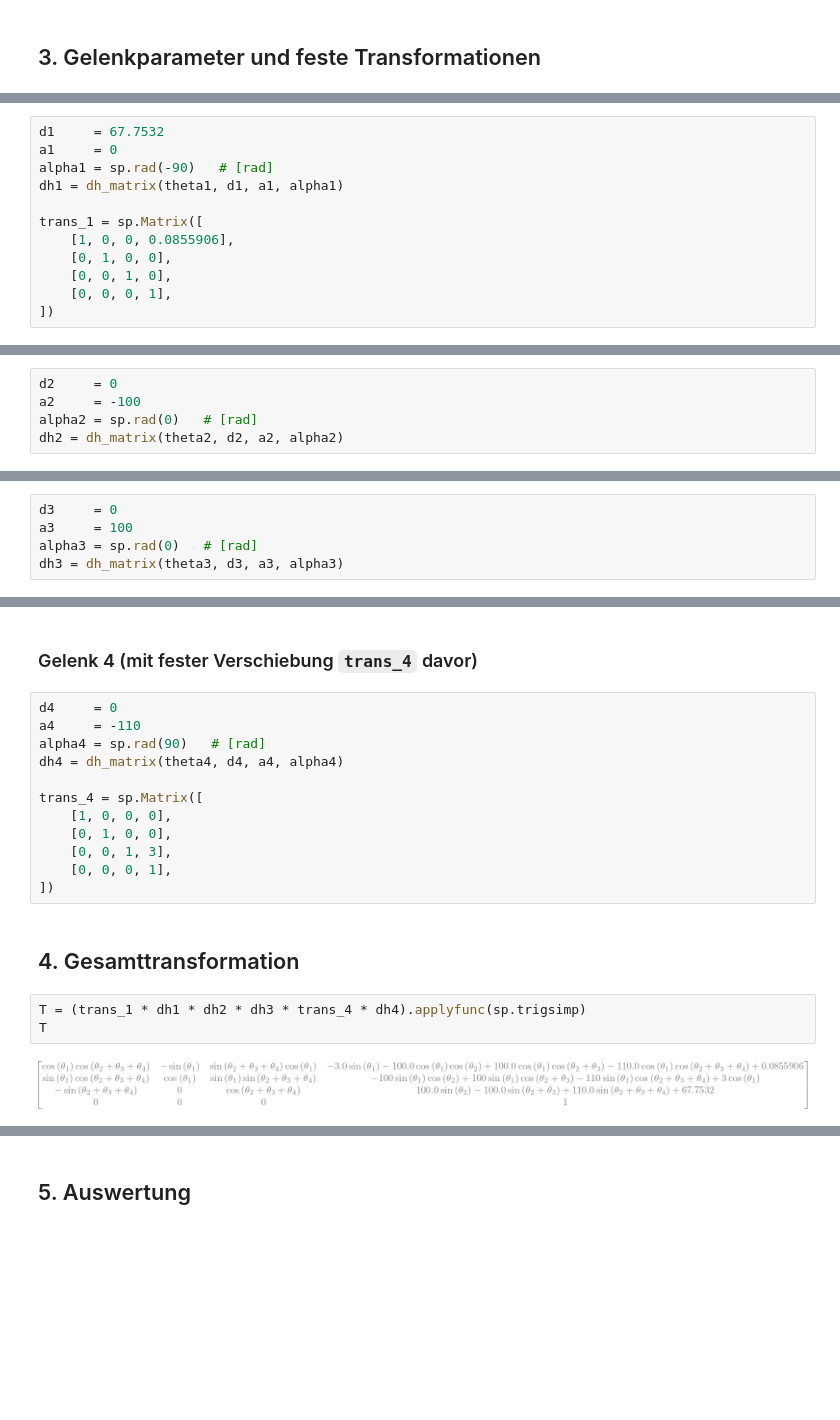
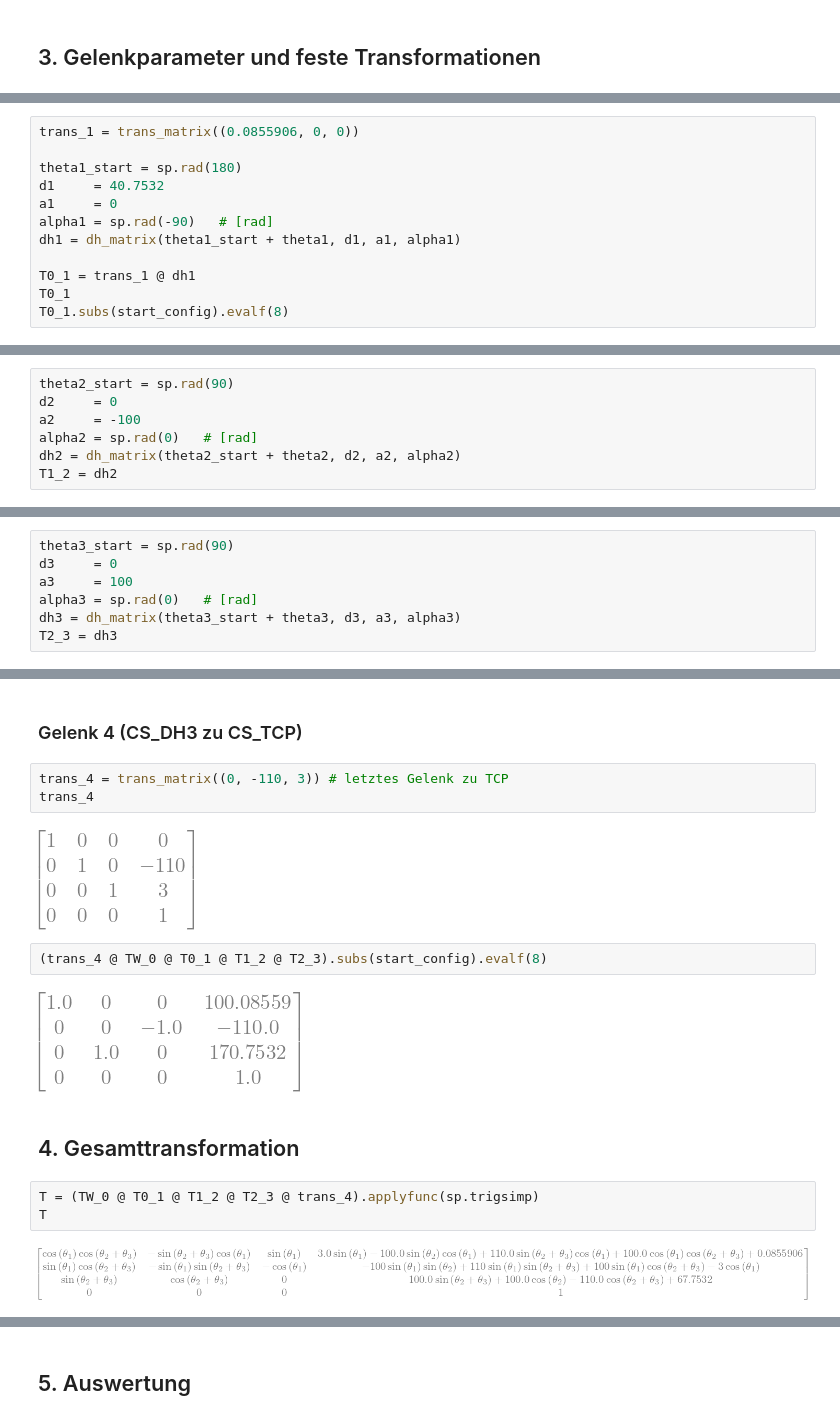
Before and after one commit to Pilzkoma/Mehrkoerpersysteme, a Jupyter notebook: transformation.ipynb, the cells around one changed output, grey strips where cells are left out. Drawn from its saved outputs; the diff is of its cells as text; blank space fills up the shorter version.

```diff
--- a/transformation.ipynb
+++ b/transformation.ipynb
@@ -57,12 +77,12 @@ start_config = {
 # %%
-d1     = 67.7532
+trans_1 = trans_matrix((0.0855906, 0, 0))
+
+theta1_start = sp.rad(180)
+d1     = 40.7532
 a1     = 0
 alpha1 = sp.rad(-90)   # [rad]
-dh1 = dh_matrix(theta1, d1, a1, alpha1)
+dh1 = dh_matrix(theta1_start + theta1, d1, a1, alpha1)
 
-trans_1 = sp.Matrix([
-    [1, 0, 0, 0.0855906],
-    [0, 1, 0, 0],
-    [0, 0, 1, 0],
-    [0, 0, 0, 1],
-])
+T0_1 = trans_1 @ dh1
+T0_1
+T0_1.subs(start_config).evalf(8)
@@ -71,5 +97,7 @@ trans_1 = sp.Matrix([
 # %%
+theta2_start = sp.rad(90)
 d2     = 0
 a2     = -100
 alpha2 = sp.rad(0)   # [rad]
-dh2 = dh_matrix(theta2, d2, a2, alpha2)
+dh2 = dh_matrix(theta2_start + theta2, d2, a2, alpha2)
+T1_2 = dh2
@@ -78,5 +114,7 @@ dh2 = dh_matrix(theta2, d2, a2, alpha2)
 # %%
+theta3_start = sp.rad(90)
 d3     = 0
 a3     = 100
 alpha3 = sp.rad(0)   # [rad]
-dh3 = dh_matrix(theta3, d3, a3, alpha3)
+dh3 = dh_matrix(theta3_start + theta3, d3, a3, alpha3)
+T2_3 = dh3
@@ -83,21 +129,18 @@ dh3 = dh_matrix(theta3, d3, a3, alpha3)
 # %% [markdown]
-### Gelenk 4 (mit fester Verschiebung `trans_4` davor)
+### Gelenk 4 (CS_DH3 zu CS_TCP)
 # %%
-d4     = 0
-a4     = -110
-alpha4 = sp.rad(90)   # [rad]
-dh4 = dh_matrix(theta4, d4, a4, alpha4)
-
-trans_4 = sp.Matrix([
-    [1, 0, 0, 0],
-    [0, 1, 0, 0],
-    [0, 0, 1, 3],
-    [0, 0, 0, 1],
-])
+trans_4 = trans_matrix((0, -110, 3)) # letztes Gelenk zu TCP
+trans_4
+# %% [output]
+[figure, added]
+# %%
+(trans_4 @ TW_0 @ T0_1 @ T1_2 @ T2_3).subs(start_config).evalf(8)
+# %% [output]
+[figure, added]
 # %% [markdown]
 ## 4. Gesamttransformation
 # %%
-T = (trans_1 * dh1 * dh2 * dh3 * trans_4 * dh4).applyfunc(sp.trigsimp)
+T = (TW_0 @ T0_1 @ T1_2 @ T2_3 @ trans_4).applyfunc(sp.trigsimp)
 T
 # %% [output]
-[figure, old version]
+[figure, new version]
```
Also changed, not shown: parts of 16 cells of this notebook, 2 other files.
